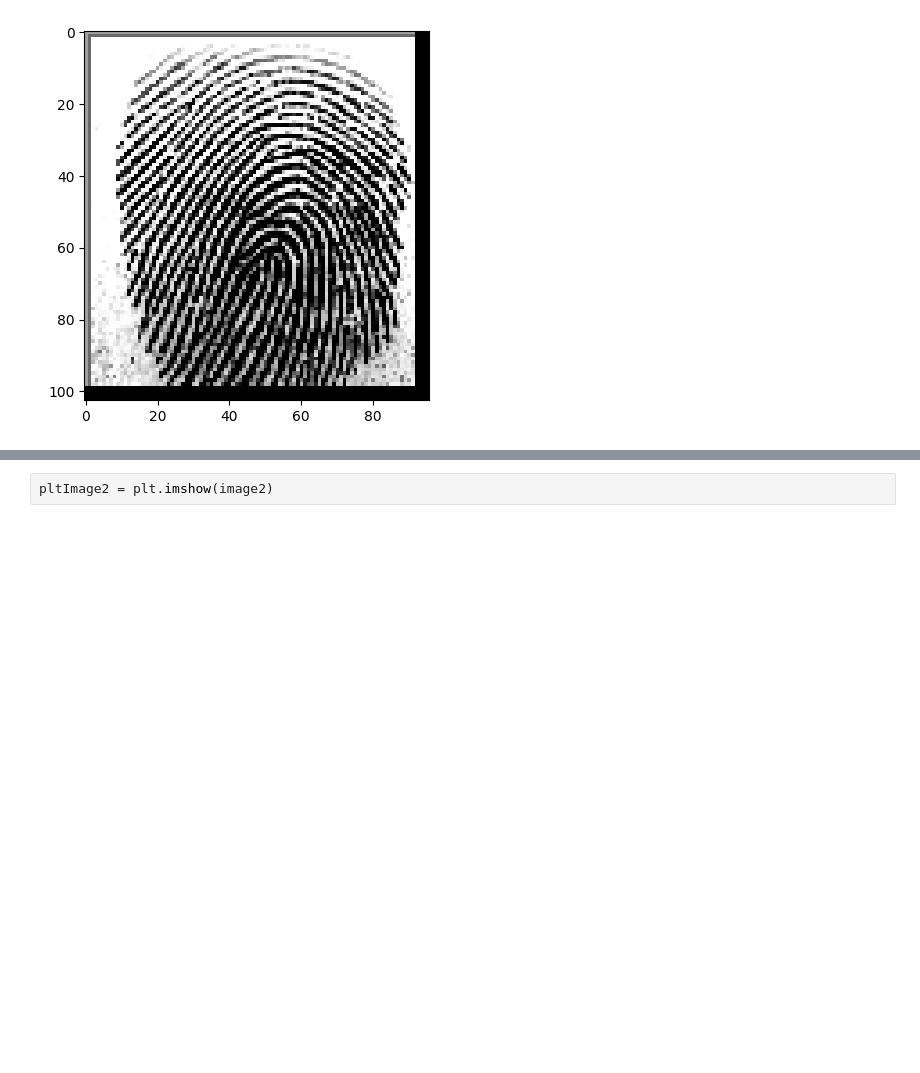
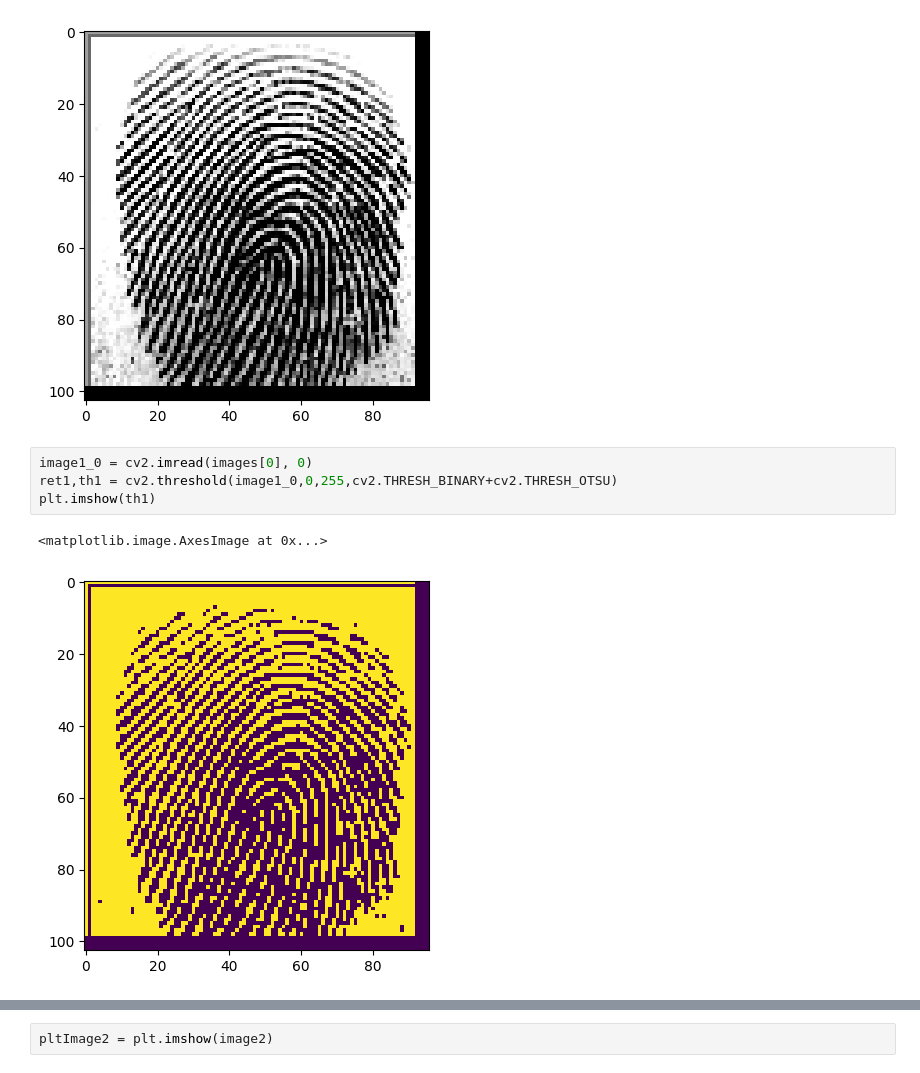
Before and after one commit to Kludi99/Fingerprints, a Jupyter notebook: MinutiaesRecognition.ipynb, the cells around one changed output, grey strips where cells are left out. Drawn from its saved outputs; the diff is of its cells as text; blank space fills up the shorter version.

```diff
--- a/MinutiaesRecognition.ipynb
+++ b/MinutiaesRecognition.ipynb
@@ -39,3 +41,10 @@ pltImage1 = plt.imshow(image1)
 (103, 96, 3)
 (103, 96, 3)
 [figure]
+# %%
+image1_0 = cv2.imread(images[0], 0)
+ret1,th1 = cv2.threshold(image1_0,0,255,cv2.THRESH_BINARY+cv2.THRESH_OTSU)
+plt.imshow(th1)
+# %% [output]
+<matplotlib.image.AxesImage at 0x...>
+[figure, added]
```
Also changed, not shown: parts of 9 cells of this notebook.
